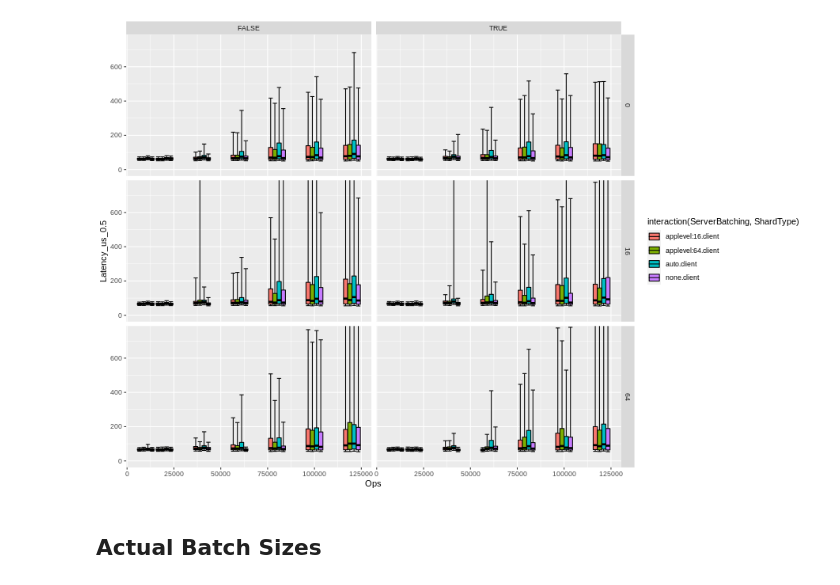
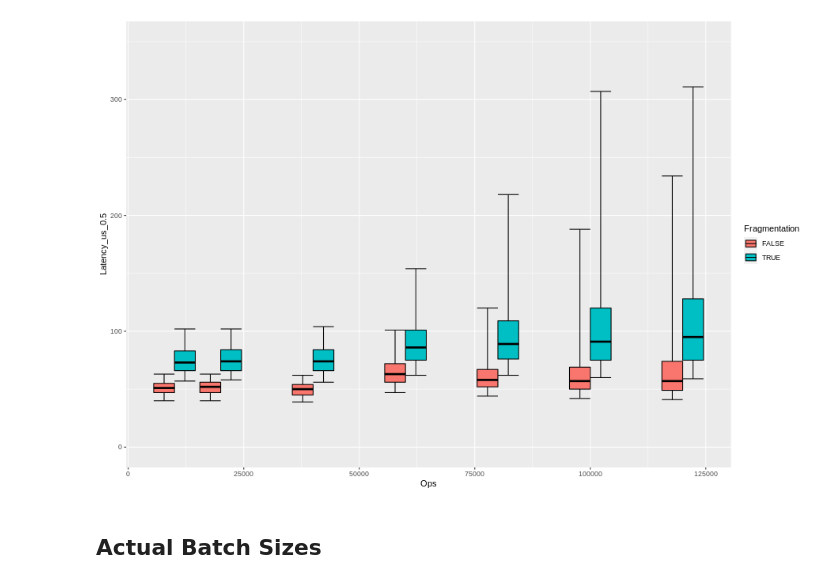
Before and after one commit to akshayknarayan/burrito, a Jupyter notebook: scripts/kv.ipynb, the cells around one changed output. Drawn from its saved outputs; the diff is of its cells as text; code cells hidden in the pictures.

Commit message:
scripts: Kv experiment script stack-split options

```diff
--- a/scripts/kv.ipynb
+++ b/scripts/kv.ipynb
@@ -56,23 +48,29 @@ poisson = [True, False]
 # note: this aggregates requestclients together
 
 @ray.remote
-def read_exp(outdir, ns, st, o, p, cb, sb, c):
+def read_exp(outdir, ns, st, o, p, cb, sb, fr, c):
     exp_df = None
     for cl in clients:
-        fn = f"{rootdir}/{outdir}/{ns}-{st}shard-{o}-poisson={p}-client_batch={cb}-server_batch={sb}-wrkloadbunf1-{c}-0-client0-{cl}.data"
+        fn = f"{rootdir}/{outdir}/{ns}-{st}shard-{o}-poisson={p}-client_batch={cb}-server_batch={sb}-stackfrag={fr}-wrkloadbunf1-{c}-0-client0-{cl}.data"
         try:
             df_file = pd.read_csv(fn, sep=" ")
+            df_file["ShardType"] = st
+            df_file['NumShards'] = ns
+            df_file["Ops"] = o
             df_file = df_file[(df_file.NumOps > 200e3) & (df_file.NumShards > 1)]
 
             if exp_df is None:
                 exp_df = df_file
             else:
                 exp_df = exp_df.append(df_file)
-        except:
-            print(fn)
+        except Exception as e:
+            print('error on', fn, e)
             continue
+    if exp_df is None:
+        print('df was None', ns, st, o, p, cb, sb, fr, c, clients)
+        return pd.DataFrame()
     # now calculate this experiment's stats.
-    exp_stats = exp_df.groupby(["ShardType", "NumShards", "Wrkload", "Ops", "Interarrival_us"]).quantile([0.05, 0.25, 0.5, 0.75, 0.95])
+    exp_stats = exp_df.groupby(["ShardType", "NumShards", "Ops"]).quantile([0.05, 0.25, 0.5, 0.75, 0.95])
     exp_stats = exp_stats.unstack()
     exp_stats.columns = [f"{s}_{t}" for s,t in exp_stats.columns.values]
     exp_stats.columns.to_flat_index()
@@ -81,19 +79,21 @@ def read_exp(outdir, ns, st, o, p, cb, sb, c):
     exp_stats["ClientBatching"] = cb
     exp_stats["ServerBatching"] = sb
     exp_stats["Poisson"] = p
+    exp_stats["Fragmentation"] = fr
     return exp_stats
 
 exps = []
 for outdir in outdirs:
-    for ns in num_shards:
-        for st in shard_types:
-            for o in ops:
-                o = int(o)
-                for p in poisson:
-                    for cb in client_batching:
-                        for sb in server_batching:
-                            for c in client_concurrency:
-                                exps.append(read_exp.remote(outdir, ns, st, o, p, cb, sb, c))
+    for fr in fragmentation:
+        for ns in num_shards:
+            for st in shard_types:
+                for o in ops:
+                    o = int(o)
+                    for p in poisson:
+                        for cb in client_batching:
+                            for sb in server_batching:
+                                for c in client_concurrency:
+                                    exps.append(read_exp.remote(outdir, ns, st, o, p, cb, sb, fr, c))
 
 exp_dfs = ray.get(exps)
 df = None
@@ -122,22 +125,21 @@ df
 # %%
 %%R -i df -w 900 -h 600
 
 library(ggplot2)
 
 #geom_boxplot(aes(group=interaction(ShardType,Ops)), position="dodge") +
 #ggplot(pdf, aes(x=Ops, y=Latency_us,
 #  fill=ShardType, group=interaction(ShardType,Ops))) +
 #    stat_summary(fun.data = f, geom="boxplot", position="dodge") +
 #    facet_grid(NumShards~Concurrency) +
 #    coord_cartesian(ylim=c(0, 10000))
 
-ggplot(df, aes(x=Ops, fill=interaction(ServerBatching,ShardType), group=interaction(ServerBatching,ShardType,Ops))) +
+ggplot(df, aes(x=Ops, fill=Fragmentation, group=interaction(Fragmentation, ShardType,Ops))) +
   geom_errorbar(aes(ymin=Latency_us_0.05, ymax = Latency_us_0.95), position="dodge") +
   geom_crossbar(aes(ymin=Latency_us_0.25, y=Latency_us_0.5, ymax = Latency_us_0.75), position="dodge") +
-  facet_grid(ClientBatching~Poisson) +
-  coord_cartesian(ylim=c(0, 750))
+  coord_cartesian(ylim=c(0, 350))
 # %% [output]
-[figure, old version]
+[figure, new version]
 # %% [markdown]
 ## Actual Batch Sizes
 # %%
```
Also changed, not shown: parts of 3 cells of this notebook, 2 other files.
